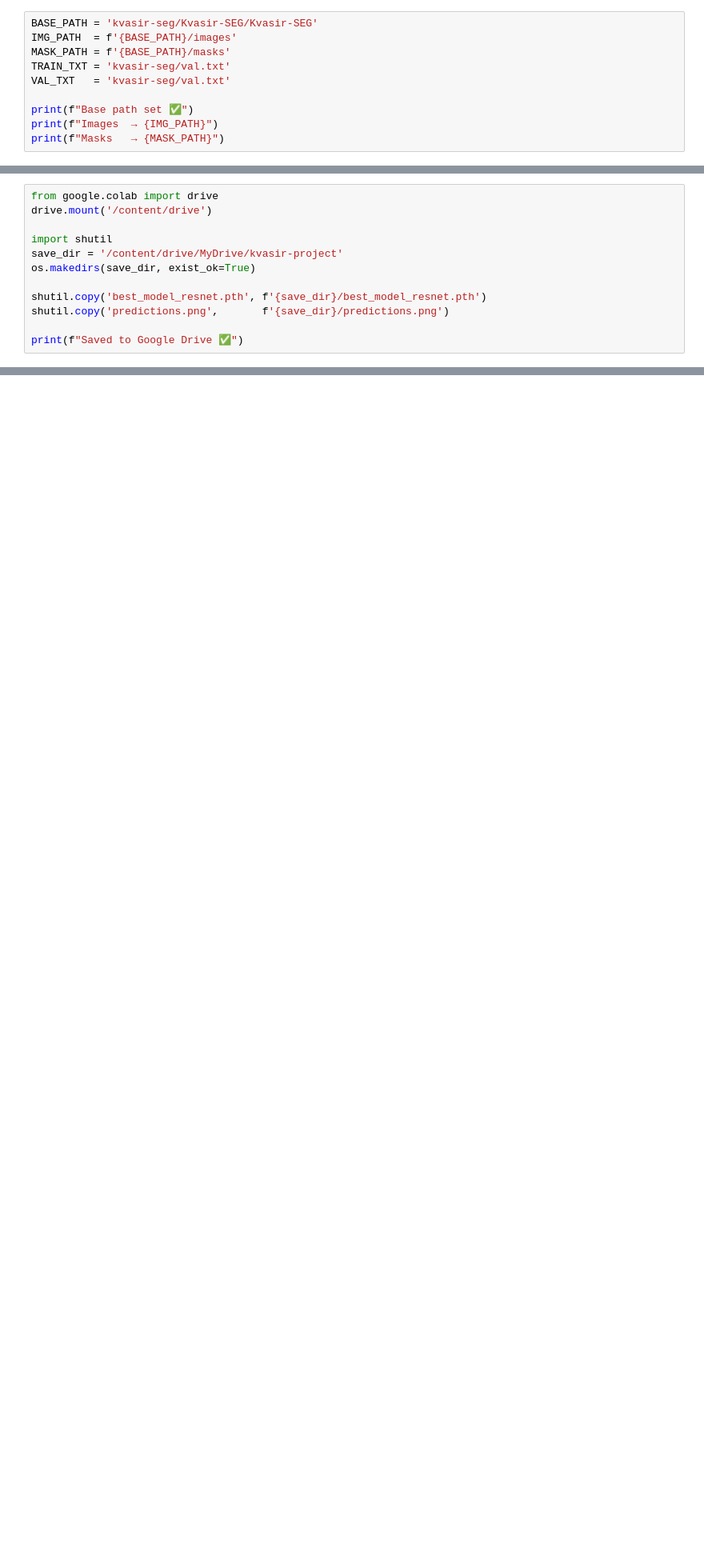
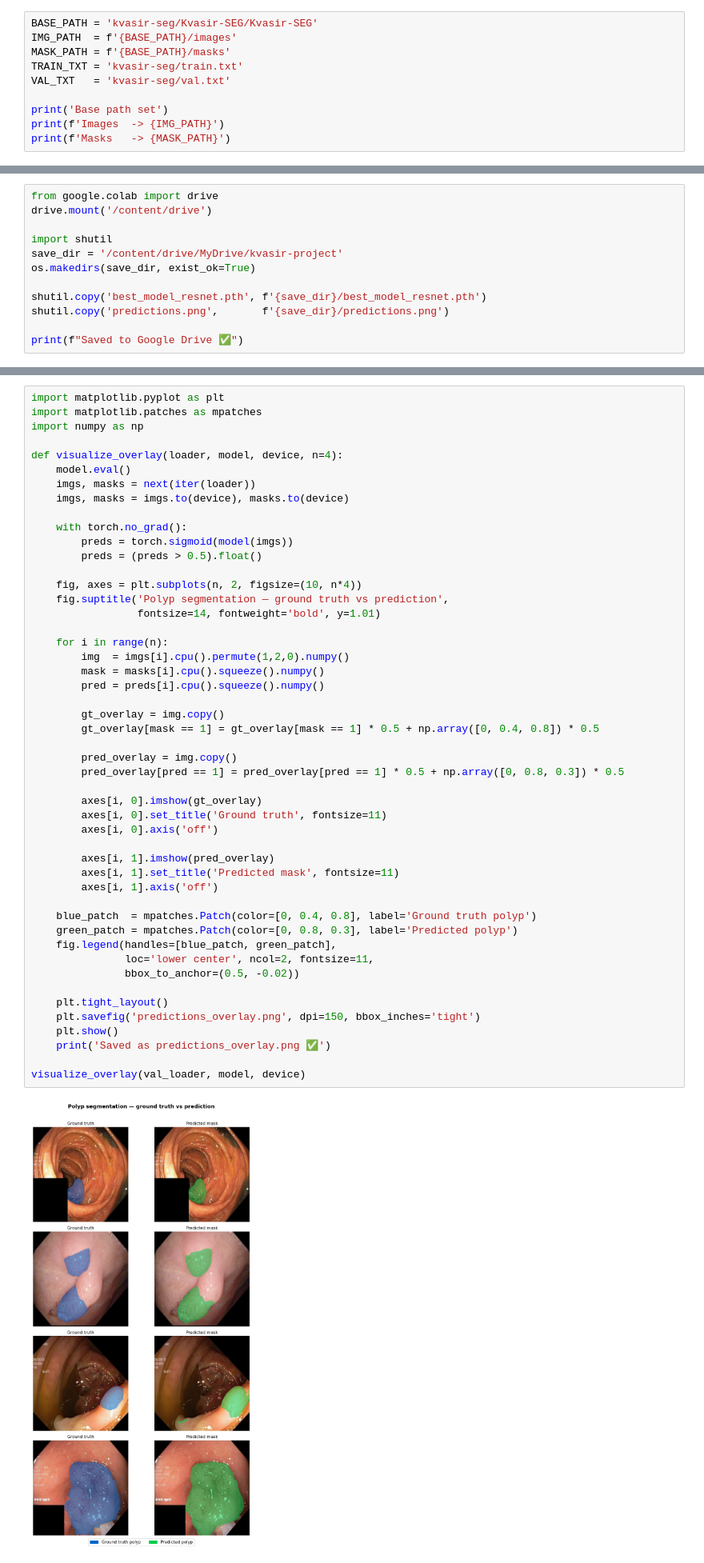
Before and after one commit to ss-sevesh/polyp-segmentation, a Jupyter notebook: notebooks/polyp_segmentation.ipynb, the cells around one changed output, grey strips where cells are left out. Shown at 80% size. Saved outputs shown, nothing was run; the diff lists cells and outputs as text; blank space fills up the shorter version.

Commit message:
Final update: overlay visualization, HuggingFace demo link, cleaned notebook

```diff
--- a/notebooks/polyp_segmentation.ipynb
+++ b/notebooks/polyp_segmentation.ipynb
@@ -39,9 +70,9 @@ print(f"Sample mask: {masks[0]}")
 BASE_PATH = 'kvasir-seg/Kvasir-SEG/Kvasir-SEG'
 IMG_PATH  = f'{BASE_PATH}/images'
 MASK_PATH = f'{BASE_PATH}/masks'
-TRAIN_TXT = 'kvasir-seg/val.txt'
+TRAIN_TXT = 'kvasir-seg/train.txt'
 VAL_TXT   = 'kvasir-seg/val.txt'
 
-print(f"Base path set ✅")
-print(f"Images  → {IMG_PATH}")
-print(f"Masks   → {MASK_PATH}")
+print('Base path set')
+print(f'Images  -> {IMG_PATH}')
+print(f'Masks   -> {MASK_PATH}')
@@ -451,0 +579,51 @@ print(f"Saved to Google Drive ✅")
+# %%
+import matplotlib.pyplot as plt
+import matplotlib.patches as mpatches
+import numpy as np
+
+def visualize_overlay(loader, model, device, n=4):
+    model.eval()
+    imgs, masks = next(iter(loader))
+    imgs, masks = imgs.to(device), masks.to(device)
+
+    with torch.no_grad():
+        preds = torch.sigmoid(model(imgs))
+        preds = (preds > 0.5).float()
+
+    fig, axes = plt.subplots(n, 2, figsize=(10, n*4))
+    fig.suptitle('Polyp segmentation — ground truth vs prediction',
+                 fontsize=14, fontweight='bold', y=1.01)
+
+    for i in range(n):
+        img  = imgs[i].cpu().permute(1,2,0).numpy()
+        mask = masks[i].cpu().squeeze().numpy()
+        pred = preds[i].cpu().squeeze().numpy()
+
+        gt_overlay = img.copy()
+        gt_overlay[mask == 1] = gt_overlay[mask == 1] * 0.5 + np.array([0, 0.4, 0.8]) * 0.5
+
+        pred_overlay = img.copy()
+        pred_overlay[pred == 1] = pred_overlay[pred == 1] * 0.5 + np.array([0, 0.8, 0.3]) * 0.5
+
+        axes[i, 0].imshow(gt_overlay)
+        axes[i, 0].set_title('Ground truth', fontsize=11)
+        axes[i, 0].axis('off')
+
+        axes[i, 1].imshow(pred_overlay)
+        axes[i, 1].set_title('Predicted mask', fontsize=11)
+        axes[i, 1].axis('off')
+
+    blue_patch  = mpatches.Patch(color=[0, 0.4, 0.8], label='Ground truth polyp')
+    green_patch = mpatches.Patch(color=[0, 0.8, 0.3], label='Predicted polyp')
+    fig.legend(handles=[blue_patch, green_patch],
+               loc='lower center', ncol=2, fontsize=11,
+               bbox_to_anchor=(0.5, -0.02))
+
+    plt.tight_layout()
+    plt.savefig('predictions_overlay.png', dpi=150, bbox_inches='tight')
+    plt.show()
+    print('Saved as predictions_overlay.png ✅')
+
+visualize_overlay(val_loader, model, device)
+# %% [output]
+[figure, added]
```
Also changed, not shown: parts of 19 cells of this notebook, 1 other file.
